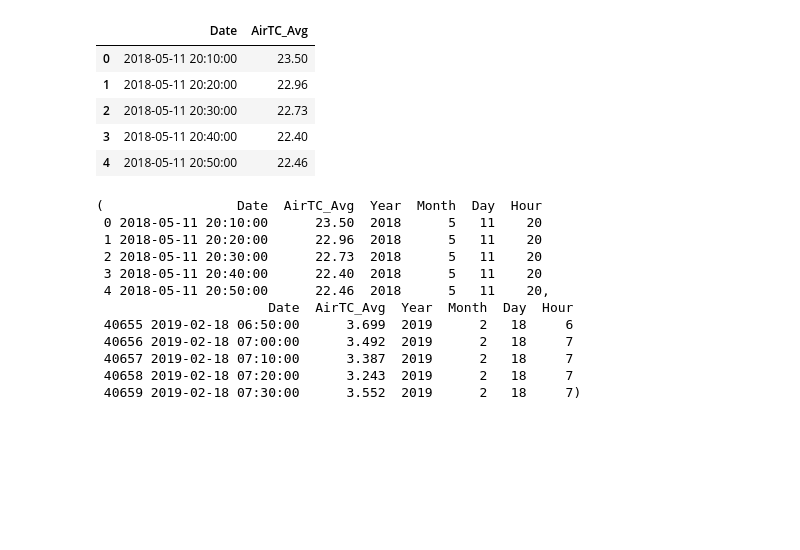
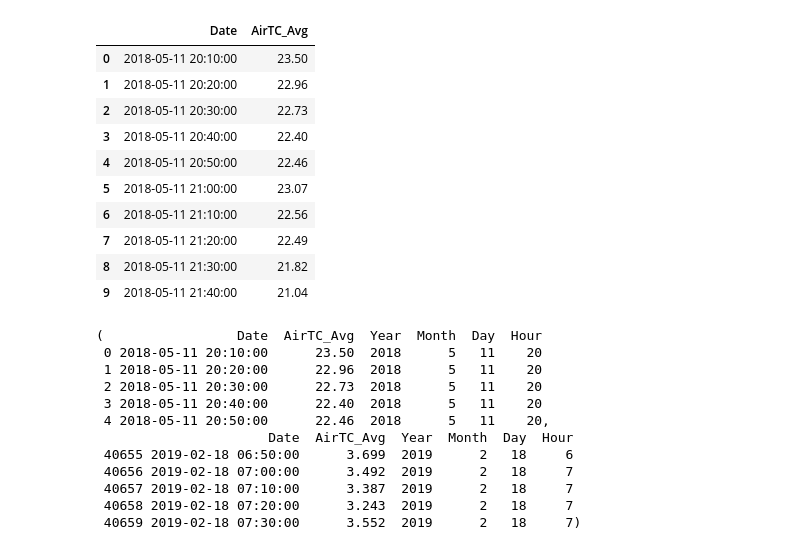
Before and after one commit to JoelA06/Tareas, a Jupyter notebook: Actividad6/Untitled.ipynb, the cells around one changed output. Saved outputs shown, nothing was run; the diff lists cells and outputs as text; code cells hidden in the pictures; blank space fills up the shorter version.

```diff
--- a/Actividad6/Untitled.ipynb
+++ b/Actividad6/Untitled.ipynb
@@ -3,16 +3,35 @@ import pandas as pd
 import numpy as np
 import matplotlib.pyplot as plt
 # %%
+#Leer datos separados por comas
+
 d0 = pd.read_csv('vid18_180219.dat', delimiter = ',')
+
+#Asignar los datos a un DataFrame
+
 df1 = pd.DataFrame(d0)
+
+#Crear una nueva columna con los datos del tiempo en formato datetime
+
 df1["Date"] = pd.to_datetime(df1.TIMESTAMP)
+
+#Quedarse solo con las columnas de timpo "Date" y la de las temperaturas "AirTC_Avg"
+
 df1 = df1.filter(["Date", "AirTC_Avg"], axis=1)
-df1.head()
+
+#Imprime las primeras 10 filas
+
+df1.head(10)
 # %% [output]
 |  | Date | AirTC_Avg |
 | 0 | 2018-05-11 20:10:00 | 23.50 |
 | 1 | 2018-05-11 20:20:00 | 22.96 |
 | 2 | 2018-05-11 20:30:00 | 22.73 |
 | 3 | 2018-05-11 20:40:00 | 22.40 |
 | 4 | 2018-05-11 20:50:00 | 22.46 |
+| 5 | 2018-05-11 21:00:00 | 23.07 |
+| 6 | 2018-05-11 21:10:00 | 22.56 |
+| 7 | 2018-05-11 21:20:00 | 22.49 |
+| 8 | 2018-05-11 21:30:00 | 21.82 |
+| 9 | 2018-05-11 21:40:00 | 21.04 |
 # %%
```
Also changed, not shown: parts of 14 cells of this notebook.
